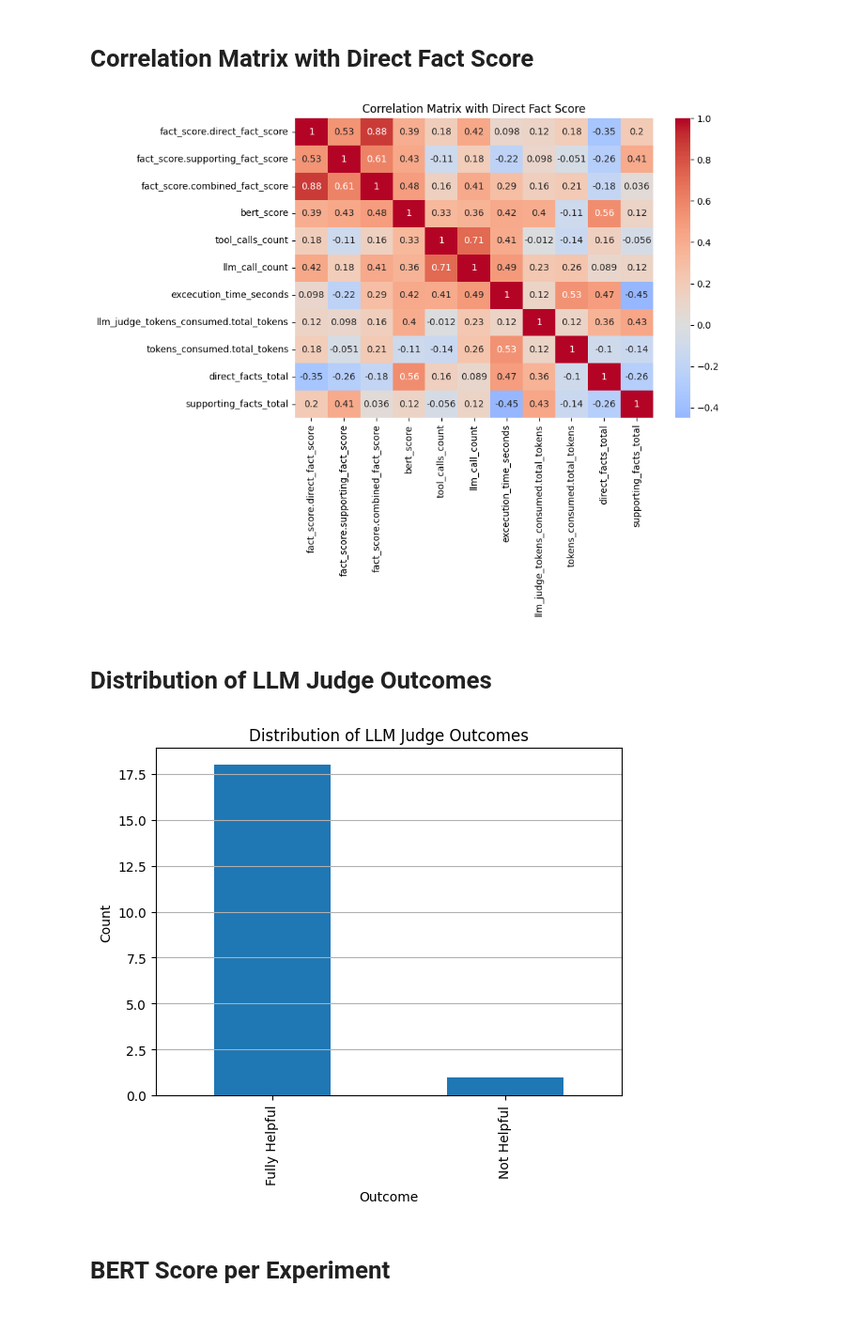
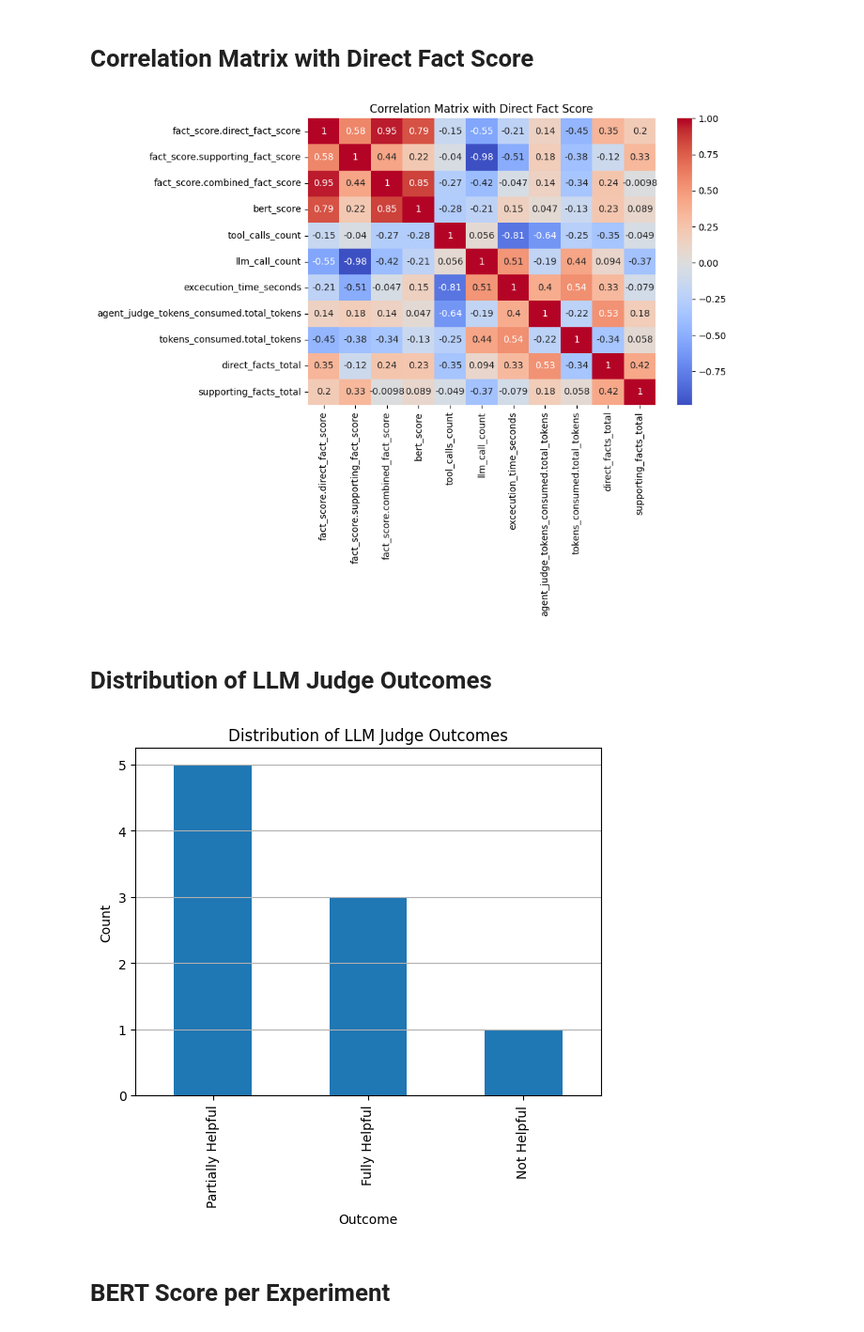
Before and after one commit to mrrestre/react_agent_in_edp, a Jupyter notebook: experiments/interpretation/experiment_viewer.ipynb, the cells around one changed output. Shown at 94% size. Drawn from its saved outputs; the diff is of its cells as text; code cells hidden in the pictures.

Commit message:
Finished implementation of agent judge with grounding

```diff
--- a/experiments/interpretation/experiment_viewer.ipynb
+++ b/experiments/interpretation/experiment_viewer.ipynb
@@ -7,7 +7,7 @@ import numpy as np
 import seaborn as sns
 
 
-result_filename = "data.json"
+result_filename = "124515_results.json"
 notebook_dir = os.path.abspath("")
 
 file_path = os.path.abspath(
@@ -15,6 +15,7 @@ file_path = os.path.abspath(
         notebook_dir,
         "..",
         "results",
+        "02062025",
         result_filename,
     )
 )
@@ -127,7 +121,7 @@ numeric_cols = [
     "tool_calls_count",
     "llm_call_count",
     "excecution_time_seconds",
-    "llm_judge_tokens_consumed.total_tokens",
+    "agent_judge_tokens_consumed.total_tokens",
     "tokens_consumed.total_tokens",
     "direct_facts_total",
     "supporting_facts_total",
@@ -143,18 +137,18 @@ plt.title("Correlation Matrix with Direct Fact Score")
 plt.tight_layout()
 plt.show()
 # %% [output]
-[figure, old version]
+[figure, new version]
 # %% [markdown]
 # Distribution of LLM Judge Outcomes
 # %%
-df["llm_judge_outcome"].value_counts().plot(kind="bar")
+df["agent_judge_outcome"].value_counts().plot(kind="bar")
 plt.title("Distribution of LLM Judge Outcomes")
 plt.xlabel("Outcome")
 plt.ylabel("Count")
 plt.grid(axis="y")
 plt.show()
 # %% [output]
-[figure, old version]
+[figure, new version]
 # %% [markdown]
 # BERT Score per Experiment
 # %%
```
Also changed, not shown: parts of 8 cells of this notebook, 7 other files.
